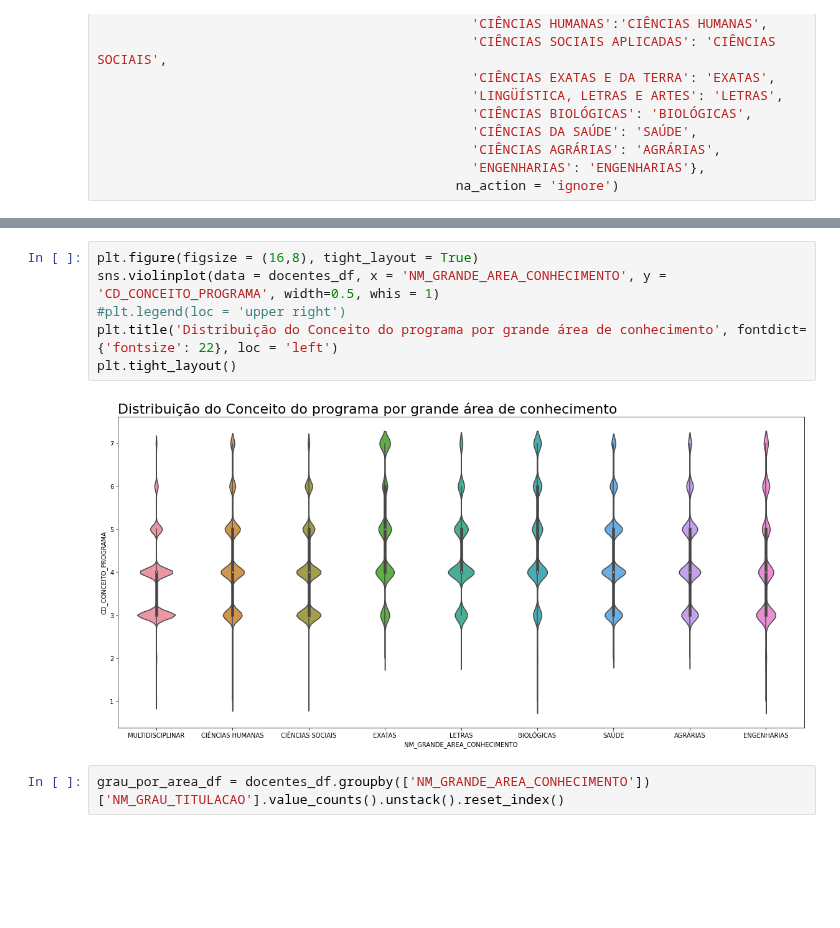
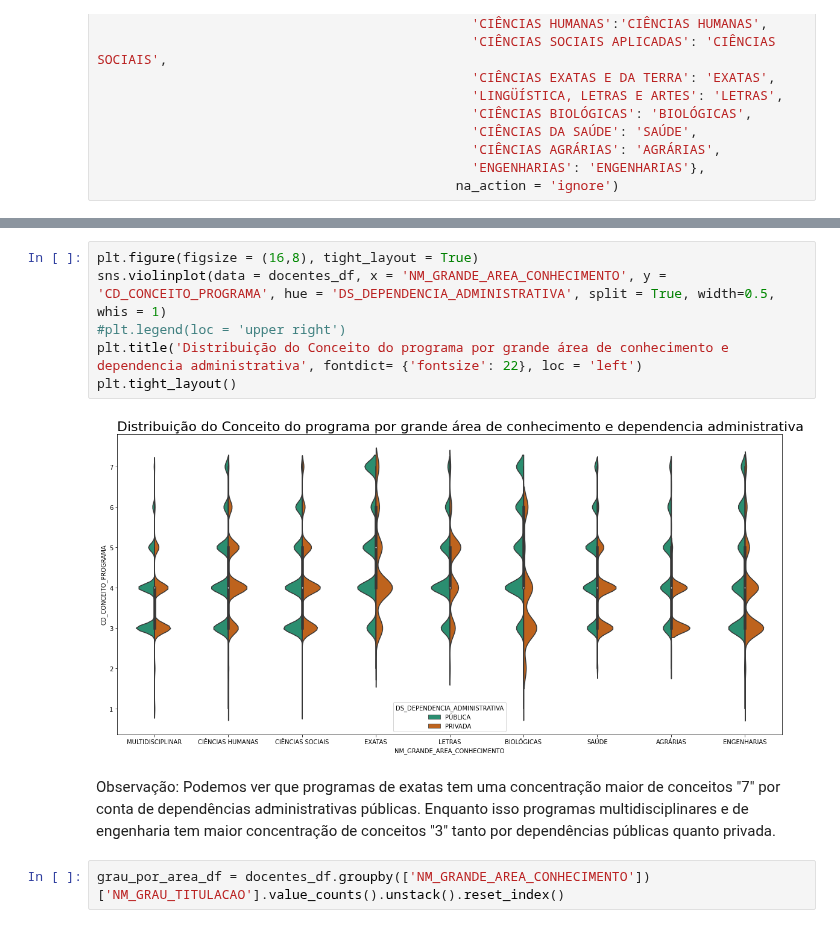
Before and after one commit to ieee-uerj/capes-data-analysis, a Jupyter notebook: visualization/Mauricio/docentes_analysis.ipynb, the cells around one changed output, grey strips where cells are left out. Drawn from its saved outputs; the diff is of its cells as text; blank space fills up the shorter version.

```diff
--- a/visualization/Mauricio/docentes_analysis.ipynb
+++ b/visualization/Mauricio/docentes_analysis.ipynb
@@ -160,10 +172,12 @@ plt.tight_layout()
 # %%
 plt.figure(figsize = (16,8), tight_layout = True)
-sns.violinplot(data = docentes_df, x = 'NM_GRANDE_AREA_CONHECIMENTO', y = 'CD_CONCEITO_PROGRAMA', width=0.5, whis = 1)
+sns.violinplot(data = docentes_df, x = 'NM_GRANDE_AREA_CONHECIMENTO', y = 'CD_CONCEITO_PROGRAMA', hue = 'DS_DEPENDENCIA_ADMINISTRATIVA', split = True, width=0.5, whis = 1)
 #plt.legend(loc = 'upper right')
-plt.title('Distribuição do Conceito do programa por grande área de conhecimento', fontdict= {'fontsize': 22}, loc = 'left')
+plt.title('Distribuição do Conceito do programa por grande área de conhecimento e dependencia administrativa', fontdict= {'fontsize': 22}, loc = 'left')
 plt.tight_layout()
 # %% [output]
-[figure, old version]
+[figure, new version]
+# %% [markdown]
+Observação: Podemos ver que programas de exatas tem uma concentração maior de conceitos "7" por conta de dependências administrativas públicas. Enquanto isso programas multidisciplinares e de engenharia tem maior concentração de conceitos "3" tanto por dependências públicas quanto privada.
 # %%
 grau_por_area_df = docentes_df.groupby(['NM_GRANDE_AREA_CONHECIMENTO'])['NM_GRAU_TITULACAO'].value_counts().unstack().reset_index()
```
Also changed, not shown: parts of 24 cells of this notebook.
